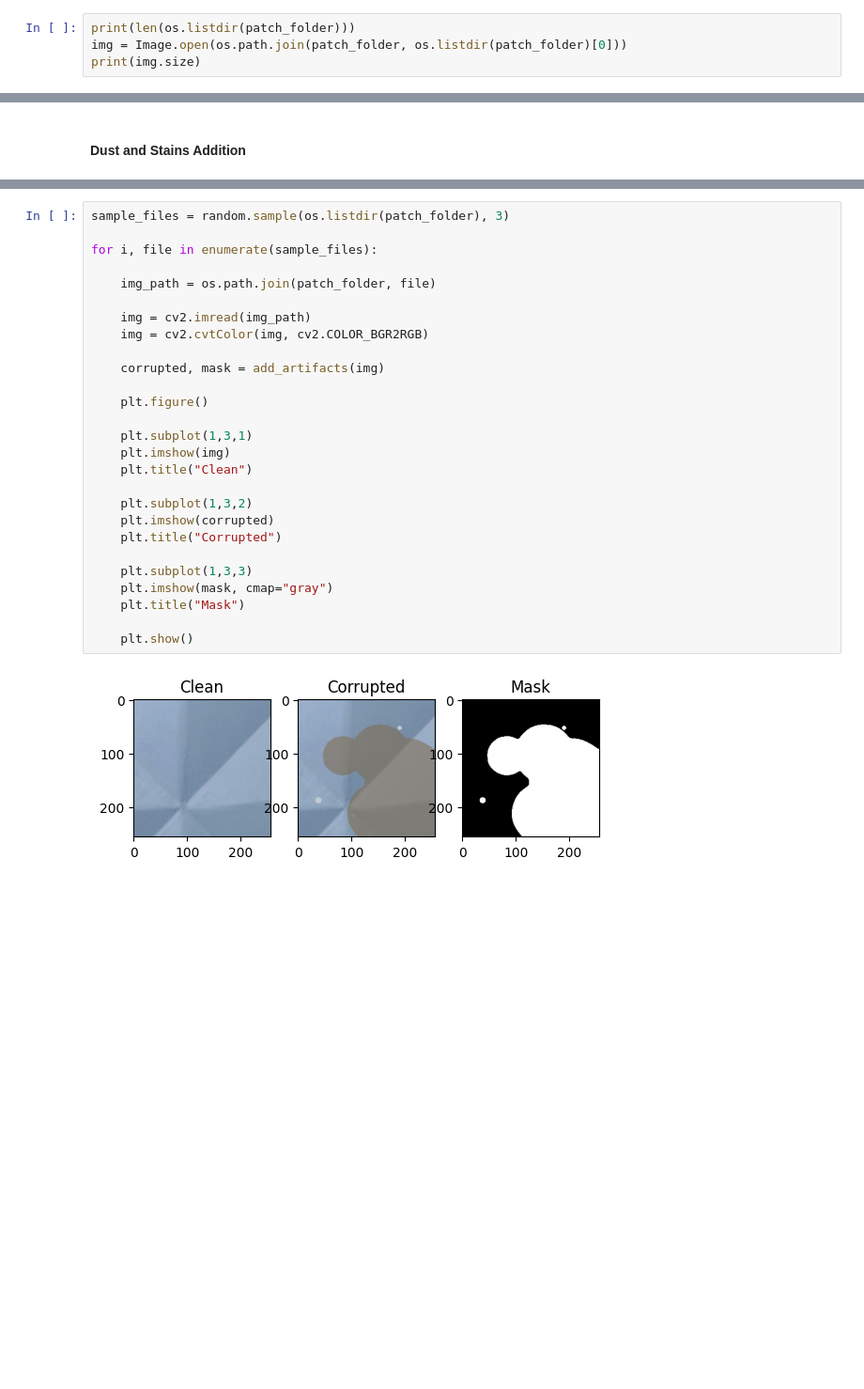
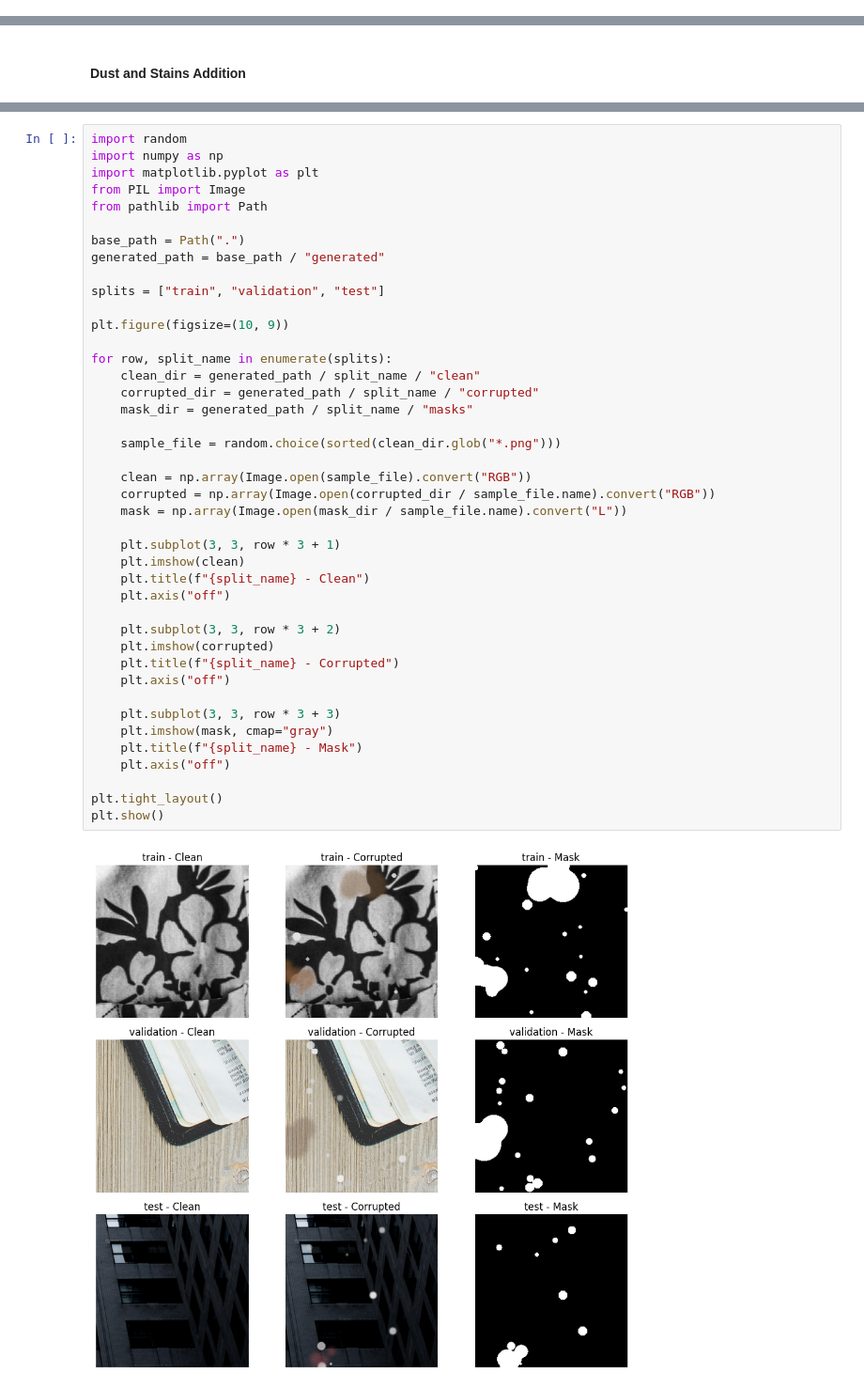
Before and after one commit to MaiaMarin/Dust-and-Stains-Removal-from-Images, a Jupyter notebook: Dust and Stains Removal from Images.ipynb, the cells around one changed output, grey strips where cells are left out. Shown at 94% size. Saved outputs shown, nothing was run; the diff lists cells and outputs as text; blank space fills up the shorter version.

```diff
--- a/Dust and Stains Removal from Images.ipynb
+++ b/Dust and Stains Removal from Images.ipynb
@@ -99,4 +210,0 @@ for folder in folders.values():
-# %%
-print(len(os.listdir(patch_folder)))
-img = Image.open(os.path.join(patch_folder, os.listdir(patch_folder)[0]))
-print(img.size)
@@ -200,29 +336,44 @@ def add_artifacts(img):
 # %%
-sample_files = random.sample(os.listdir(patch_folder), 3)
+import random
+import numpy as np
+import matplotlib.pyplot as plt
+from PIL import Image
+from pathlib import Path
 
-for i, file in enumerate(sample_files):
+base_path = Path(".")
+generated_path = base_path / "generated"
 
-    img_path = os.path.join(patch_folder, file)
+splits = ["train", "validation", "test"]
 
-    img = cv2.imread(img_path)
-    img = cv2.cvtColor(img, cv2.COLOR_BGR2RGB)
+plt.figure(figsize=(10, 9))
 
-    corrupted, mask = add_artifacts(img)
+for row, split_name in enumerate(splits):
+    clean_dir = generated_path / split_name / "clean"
+    corrupted_dir = generated_path / split_name / "corrupted"
+    mask_dir = generated_path / split_name / "masks"
 
-    plt.figure()
+    sample_file = random.choice(sorted(clean_dir.glob("*.png")))
 
-    plt.subplot(1,3,1)
-    plt.imshow(img)
-    plt.title("Clean")
+    clean = np.array(Image.open(sample_file).convert("RGB"))
+    corrupted = np.array(Image.open(corrupted_dir / sample_file.name).convert("RGB"))
+    mask = np.array(Image.open(mask_dir / sample_file.name).convert("L"))
 
-    plt.subplot(1,3,2)
+    plt.subplot(3, 3, row * 3 + 1)
+    plt.imshow(clean)
+    plt.title(f"{split_name} - Clean")
+    plt.axis("off")
+
+    plt.subplot(3, 3, row * 3 + 2)
     plt.imshow(corrupted)
-    plt.title("Corrupted")
+    plt.title(f"{split_name} - Corrupted")
+    plt.axis("off")
 
-    plt.subplot(1,3,3)
+    plt.subplot(3, 3, row * 3 + 3)
     plt.imshow(mask, cmap="gray")
-    plt.title("Mask")
+    plt.title(f"{split_name} - Mask")
+    plt.axis("off")
 
-    plt.show()
+plt.tight_layout()
+plt.show()
 # %% [output]
-[figure, old version]
+[figure, new version]
```
Also changed, not shown: parts of 24 cells of this notebook, 2 other files.
